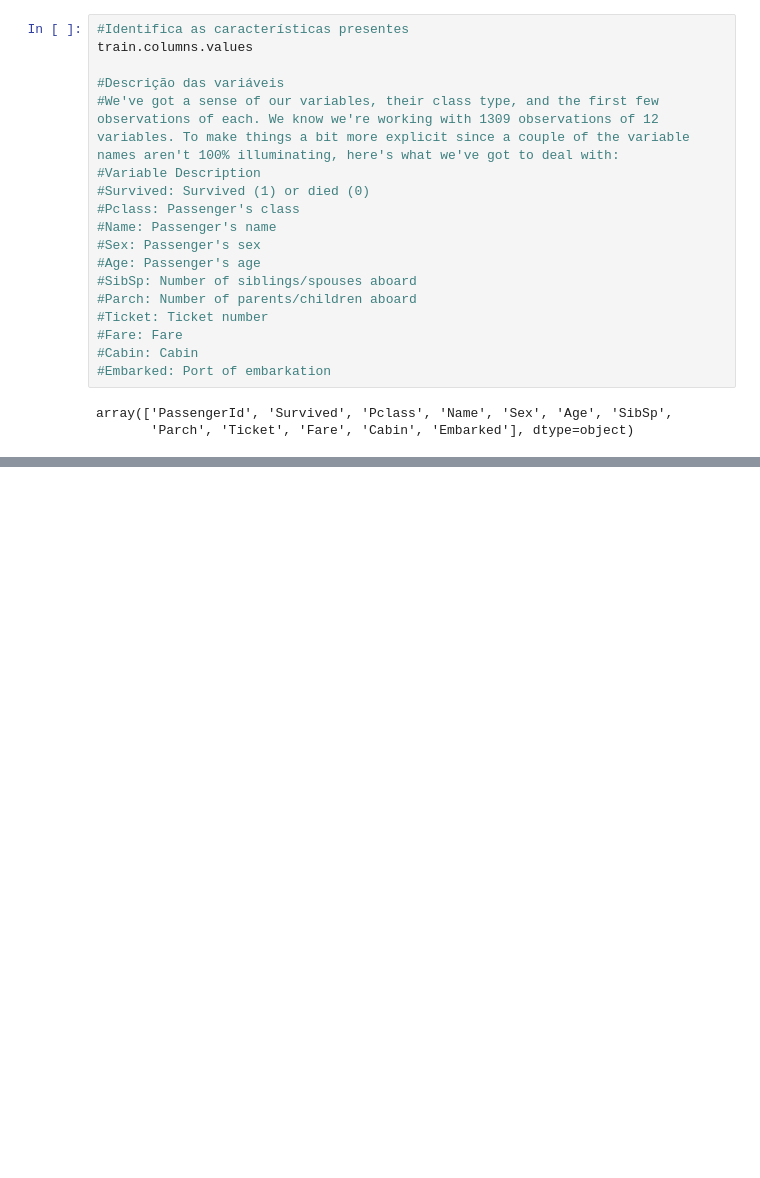
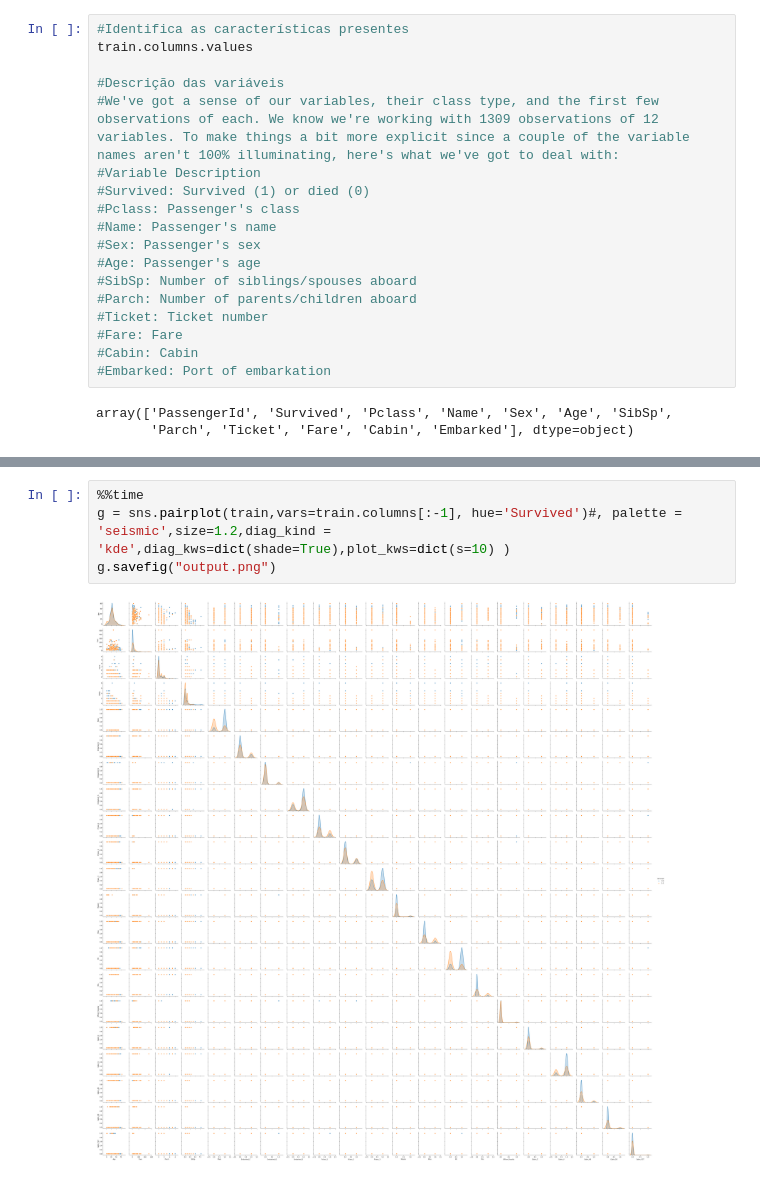
Before and after one commit to cordeirolibel/RPI, a Jupyter notebook: APS01/titanic_projeto01.ipynb, the cells around one changed output, grey strips where cells are left out. Drawn from its saved outputs; the diff is of its cells as text; blank space fills up the shorter version.

```diff
--- a/APS01/titanic_projeto01.ipynb
+++ b/APS01/titanic_projeto01.ipynb
@@ -343,0 +394,6 @@ preditor = clf.predict(X_test)
+# %%
+%%time
+g = sns.pairplot(train,vars=train.columns[:-1], hue='Survived')#, palette = 'seismic',size=1.2,diag_kind = 'kde',diag_kws=dict(shade=True),plot_kws=dict(s=10) )
+g.savefig("output.png")
+# %% [output]
+[figure, added]
```
Also changed, not shown: parts of 42 cells of this notebook, 1 other file.
